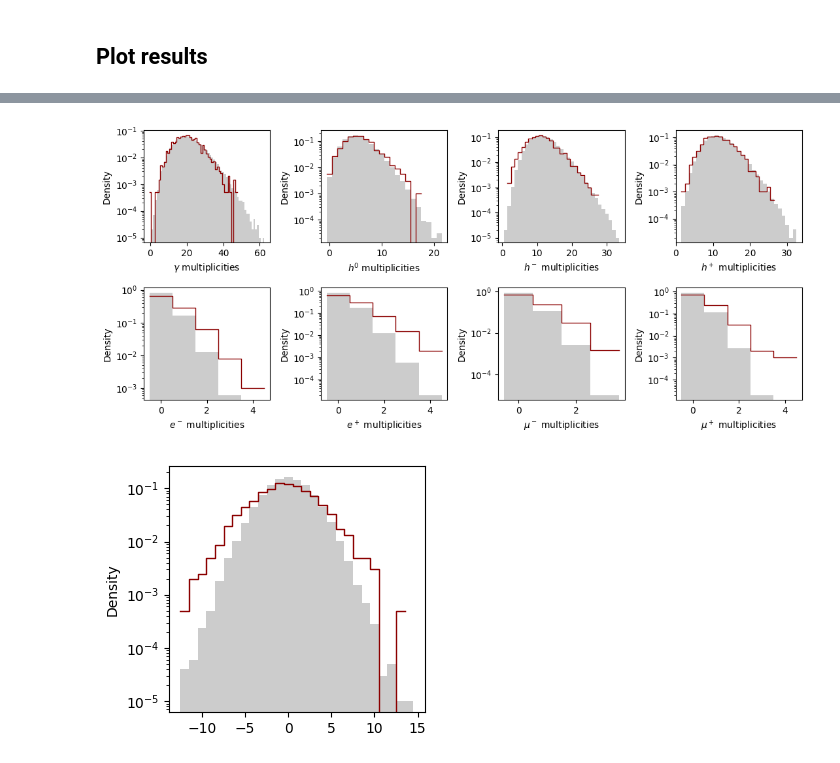
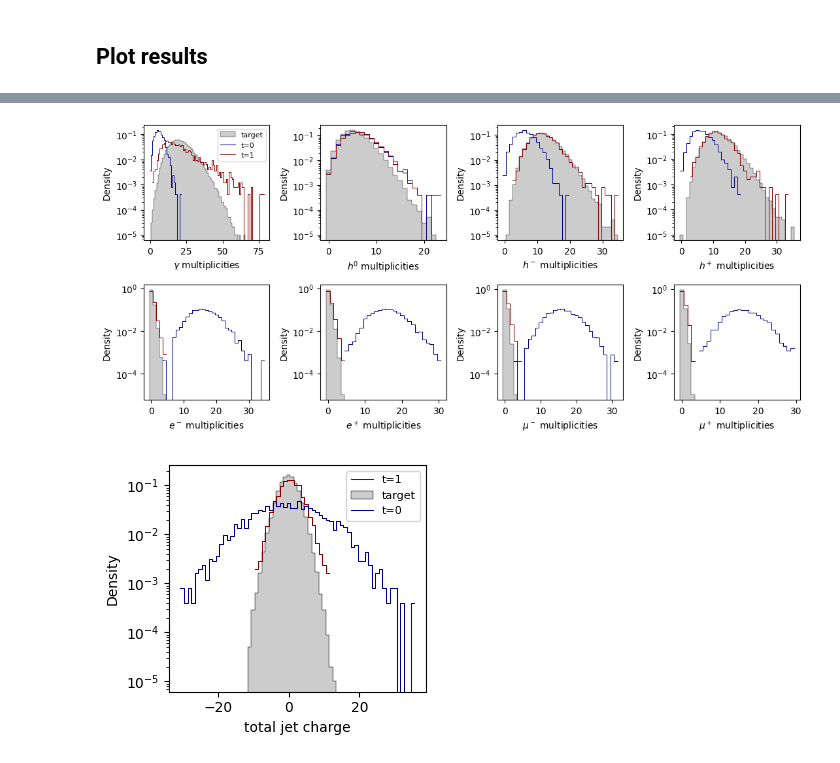
Before and after one commit to dfaroughy/CMB, a Jupyter notebook: experiments/jetclass/train_epic_hybrid.ipynb, the cells around one changed output, grey strips where cells are left out. Drawn from its saved outputs; the diff is of its cells as text; code cells hidden in the pictures.

```diff
--- a/experiments/jetclass/train_epic_hybrid.ipynb
+++ b/experiments/jetclass/train_epic_hybrid.ipynb
@@ -104,0 +104,22 @@ mask_data = jets.target.mask > 0
+# %%
+import torch
+import seaborn as sns
+import matplotlib.pyplot as plt
+import numpy as np
+
+from cmb.datasets.jetclass import JetsClassData
+from cmb.datasets.jetclass import ParticleClouds
+
+epic_cmb.config.data.source.test.num_jets = 2500
+
+test = JetsClassData(epic_cmb.config.data, test=True)
+epic_cmb.generate(source_continuous=test.source.continuous,
+                  source_discrete=torch.tensor(test.source.discrete),
+                  mask=test.source.mask)
+
+sample = torch.cat([epic_cmb.paths[-1], epic_cmb.jumps[-1].unsqueeze(-1)], dim=-1)
+idx = torch.argsort(sample[...,0], dim=1, descending=True)
+sample_pt_sorted = torch.gather(sample, 1, idx.unsqueeze(-1).expand(-1, -1, sample.size(2)))
+sample = torch.cat([sample_pt_sorted, test.source.mask ], dim=-1)
+
+sample = ParticleClouds(sample, min_num_particles=0, max_num_particles=128, discrete_features=True)
@@ -105,6 +128,7 @@ mask_data = jets.target.mask > 0
 # %% [markdown]
 ## Plot results
 # %%
-args_gen = {'stat':'density', 'log_scale':(False, True), 'fill':False, 'color':'darkred', 'lw':0.75, 'label':'generated'}
-args_tar = {'stat':'density', 'log_scale':(False, True), 'fill':True, 'color':'k','lw':0.3, 'alpha':0.3, 'label':'target'}
+args_sam = {'stat':'density', 'log_scale':(False, True), 'fill':False, 'color':'darkred', 'lw':0.75, 'label':'t=1'}
+args_tar = {'stat':'density', 'log_scale':(False, True), 'fill':True, 'color':'k','lw':0.3, 'alpha':0.2, 'label':'target'}
+args_src = {'stat':'density', 'log_scale':(False, True), 'fill':False, 'color':'darkblue','lw':0.75, 'label':'t=0'}
 # %%
@@ -176,36 +223,50 @@ fig, ax = plt.subplots(2, 4, figsize=(11,5))
 dic = {0:r'$\gamma$', 1:r'$h^0$', 2:r'$h^-$', 3:r'$h^+$', 4:r'$e^-$', 5:r'$e^+$', 6:r'$\mu^-$', 7:r'$\mu^+$'}
 
 for n in [0,1,2,3]:
-    gen_counts = (jets_generated.discrete == n) * mask_gen.squeeze(-1)
-    gen_counts = gen_counts.sum(dim=1)
-    data_counts = (jets.target.discrete== n) * mask_data.squeeze(-1)
-    data_counts = data_counts.sum(dim=1)
+    sample_counts = (sample.discrete == n) * mask_sample.squeeze(-1)
+    sample_counts = sample_counts.sum(dim=1)
+    target_counts = (test.target.discrete == n) * mask_target.squeeze(-1)
+    target_counts = target_counts.sum(dim=1)
+    source_counts = (test.source.discrete == n) * mask_source.squeeze(-1)
+    source_counts = source_counts.sum(dim=1)
 
-    sns.histplot(data_counts , discrete=True, element='step', alpha=0.2, lw=0., color='k', label='target', stat='density', log_scale=(False, True), ax=ax[0,n])
-    sns.histplot(gen_counts, discrete=True, element='step', fill=False, color='darkred', lw=1,label='generated', stat='density', log_scale=(False, True), ax=ax[0,n])
+    sns.histplot(target_counts, discrete=True, ax=ax[0,n], element='step', **args_tar)
+    sns.histplot(source_counts, discrete=True, ax=ax[0,n], element='step', **args_src)
+    sns.histplot(sample_counts, discrete=True, ax=ax[0,n], element='step', **args_sam)
+
     ax[0,n].set_xlabel(f'{dic[n]} multiplicities')
+
 for n in [0,1,2,3]:
-    gen_counts = (jets_generated.discrete == 4+n).sum(dim=1)
-    data_counts = (jets.target.discrete== 4+n).sum(dim=1)
-    sns.histplot(data_counts , discrete=True, element='step', alpha=0.2, lw=0., color='k', label='target', stat='density', log_scale=(False, True), ax=ax[1,n])
-    sns.histplot(gen_counts, discrete=True, element='step', fill=False, color='darkred', lw=1,label='generated', stat='density', log_scale=(False, True), ax=ax[1,n])
+    sample_counts = (sample.discrete == 4+n).sum(dim=1)
+    target_counts = (test.target.discrete == 4+n).sum(dim=1)
+    source_counts = (test.source.discrete == 4+n).sum(dim=1)
+
+    sns.histplot(target_counts, discrete=True, ax=ax[1,n], element='step', **args_tar)
+    sns.histplot(source_counts, discrete=True, ax=ax[1,n], element='step', **args_src)
+    sns.histplot(sample_counts, discrete=True, ax=ax[1,n], element='step', **args_sam)
+
     ax[1,n].set_xlabel(f'{dic[4+n]} multiplicities')
 
+ax[0,0].legend(loc='upper right', fontsize=8)
 plt.tight_layout()
 plt.savefig(epic_cmb.workdir / 'flavor_fraction.png')
 plt.show()
 # %% [output]
-[figure, old version]
+[figure, new version]
 # %%
-gen_total_charge = (jets_generated.discrete == 2).sum(dim=1) - (jets_generated.discrete == 3).sum(dim=1) + (jets_generated.discrete == 4).sum(dim=1) - (jets_generated.discrete == 5).sum(dim=1) + (jets_generated.discrete == 6).sum(dim=1) - (jets_generated.discrete == 7).sum(dim=1)
-data_total_charge = (jets.target.discrete == 2).sum(dim=1) - (jets.target.discrete == 3).sum(dim=1) + (jets.target.discrete == 4).sum(dim=1) - (jets.target.discrete == 5).sum(dim=1) + (jets.target.discrete == 6).sum(dim=1) - (jets.target.discrete == 7).sum(dim=1)
+sample_total_charge = (sample.discrete == 2).sum(dim=1) - (sample.discrete == 3).sum(dim=1) + (sample.discrete == 4).sum(dim=1) - (sample.discrete == 5).sum(dim=1) + (sample.discrete == 6).sum(dim=1) - (sample.discrete == 7).sum(dim=1)
+target_total_charge = (test.target.discrete == 2).sum(dim=1) - (test.target.discrete == 3).sum(dim=1) + (test.target.discrete == 4).sum(dim=1) - (test.target.discrete == 5).sum(dim=1) + (test.target.discrete == 6).sum(dim=1) - (test.target.discrete == 7).sum(dim=1)
+source_total_charge = (test.source.discrete == 2).sum(dim=1) - (test.source.discrete == 3).sum(dim=1) + (test.source.discrete == 4).sum(dim=1) - (test.source.discrete == 5).sum(dim=1) + (test.source.discrete == 6).sum(dim=1) - (test.source.discrete == 7).sum(dim=1)
 
 fig, ax = plt.subplots(1, 1, figsize=(3.5,3))
-sns.histplot(gen_total_charge, discrete=True, element='step', fill=False, color='darkred', lw=1,label='generated', stat='density', log_scale=(False, True))
-sns.histplot(data_total_charge, discrete=True, element='step', alpha=0.2, lw=0., color='k', label='target', stat='density', log_scale=(False, True))
+sns.histplot(sample_total_charge, discrete=True, element='step', **args_sam)
+sns.histplot(target_total_charge, discrete=True, element='step', **args_tar)
+sns.histplot(source_total_charge, discrete=True, element='step', **args_src)
+ax.set_xlabel('total jet charge')
+ax.legend(loc='upper right', fontsize=8)
 plt.tight_layout()
-plt.savefig(epic_cmb.workdir / 'jet_charge.png')
+plt.savefig(epic_cmb.workdir / 'total_jet_charge.png')
 plt.show()
 # %% [output]
-[figure, old version]
+[figure, new version]
 # %%
```
Also changed, not shown: parts of 21 cells of this notebook, 14 other files.
